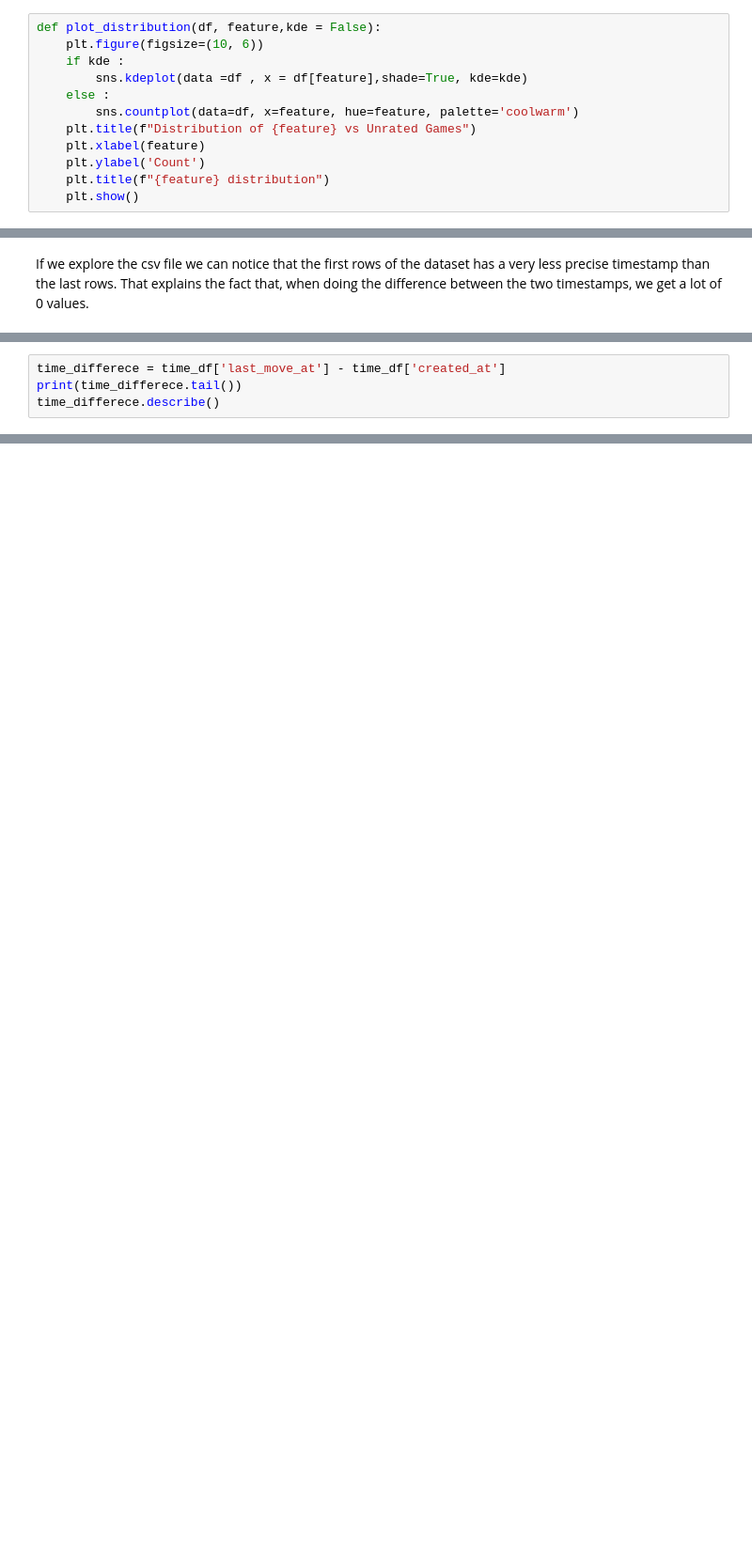
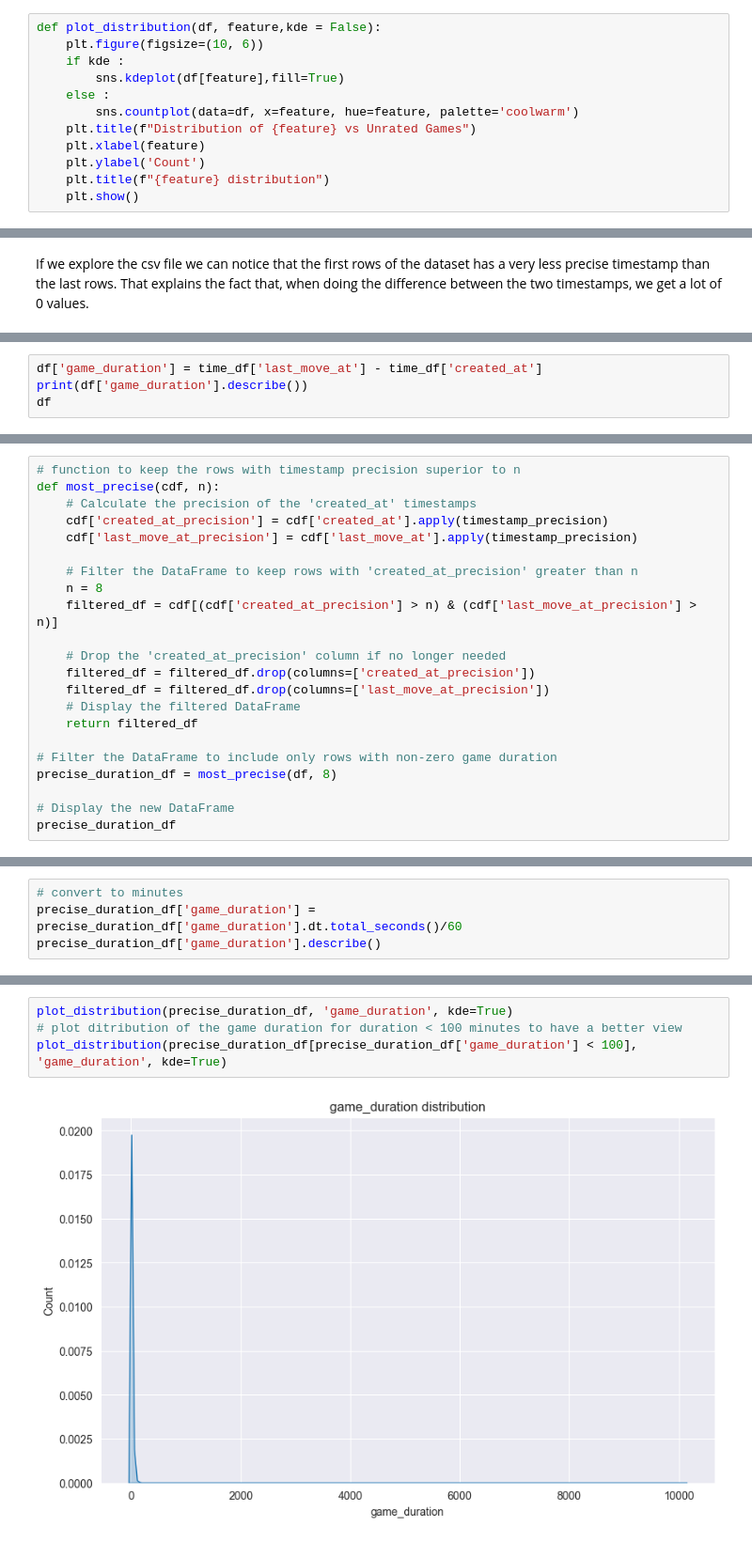
Before and after one commit to robinmoon2/AI_Application_HY, a Jupyter notebook: Data_chess/DataAnalysisTH.ipynb, the cells around one changed output, grey strips where cells are left out. Shown at 94% size. Drawn from its saved outputs; the diff is of its cells as text; blank space fills up the shorter version.

```diff
--- a/Data_chess/DataAnalysisTH.ipynb
+++ b/Data_chess/DataAnalysisTH.ipynb
@@ -101,7 +106,7 @@ Let us create some function to plot some interesting information about the featu
 def plot_distribution(df, feature,kde = False):
     plt.figure(figsize=(10, 6))
     if kde :
-        sns.kdeplot(data =df , x = df[feature],shade=True, kde=kde)
+        sns.kdeplot(df[feature],fill=True)
     else :
         sns.countplot(data=df, x=feature, hue=feature, palette='coolwarm')
     plt.title(f"Distribution of {feature} vs Unrated Games")
@@ -304,6 +341,6 @@ Name: created_at, dtype: datetime64[ns]
 Name: last_move_at, dtype: datetime64[ns]
 # %%
-time_differece = time_df['last_move_at'] - time_df['created_at']
-print(time_differece.tail())
-time_differece.describe()
+df['game_duration'] = time_df['last_move_at'] - time_df['created_at']
+print(df['game_duration'].describe())
+df
 # %% [output]
@@ -324,0 +371,22 @@ dtype: object
+# %%
+# function to keep the rows with timestamp precision superior to n
+def most_precise(cdf, n):
+    # Calculate the precision of the 'created_at' timestamps
+    cdf['created_at_precision'] = cdf['created_at'].apply(timestamp_precision)
+    cdf['last_move_at_precision'] = cdf['last_move_at'].apply(timestamp_precision)
+
+    # Filter the DataFrame to keep rows with 'created_at_precision' greater than n
+    n = 8
+    filtered_df = cdf[(cdf['created_at_precision'] > n) & (cdf['last_move_at_precision'] > n)]
+
+    # Drop the 'created_at_precision' column if no longer needed
+    filtered_df = filtered_df.drop(columns=['created_at_precision'])
+    filtered_df = filtered_df.drop(columns=['last_move_at_precision'])
+    # Display the filtered DataFrame
+    return filtered_df
+
+# Filter the DataFrame to include only rows with non-zero game duration
+precise_duration_df = most_precise(df, 8)
+
+# Display the new DataFrame
+precise_duration_df
@@ -324,0 +407,4 @@ dtype: object
+# %%
+# convert to minutes
+precise_duration_df['game_duration'] = precise_duration_df['game_duration'].dt.total_seconds()/60
+precise_duration_df['game_duration'].describe()
@@ -324,0 +421,6 @@ dtype: object
+# %%
+plot_distribution(precise_duration_df, 'game_duration', kde=True)
+# plot ditribution of the game duration for duration < 100 minutes to have a better view
+plot_distribution(precise_duration_df[precise_duration_df['game_duration'] < 100], 'game_duration', kde=True)
+# %% [output]
+[figure, added]
```
Also changed, not shown: parts of 29 cells of this notebook, 1 other file.
